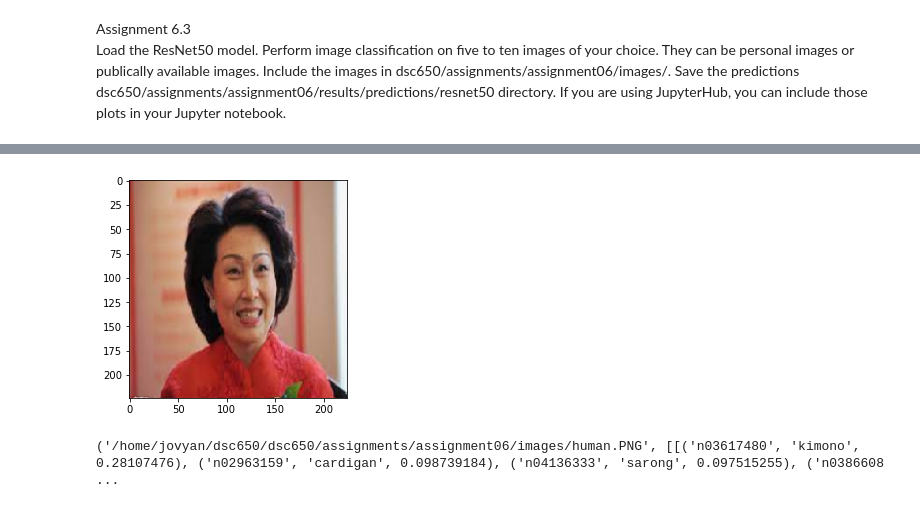
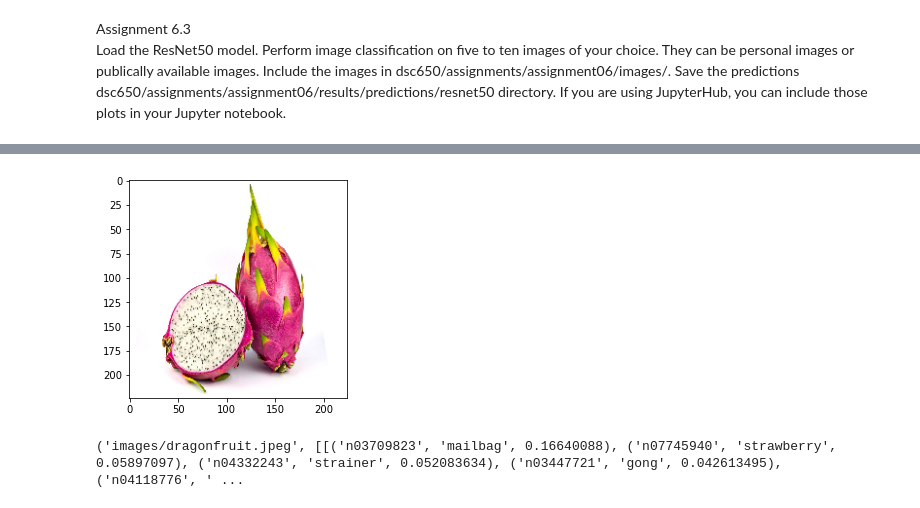
Before and after one commit to Yogi-DS/dsc650, a Jupyter notebook: dsc650/assignments/assignment06/assignment_6_3.ipynb, the cells around one changed output, grey strips where cells are left out. Drawn from its saved outputs; the diff is of its cells as text; code cells hidden in the pictures.

```diff
--- a/dsc650/assignments/assignment06/assignment_6_3.ipynb
+++ b/dsc650/assignments/assignment06/assignment_6_3.ipynb
@@ -50,6 +38,6 @@ run_prediction(filename2)
-# %%
-filename3 = '/home/jovyan/dsc650/dsc650/assignments/assignment06/images/human.PNG'
-run_prediction(filename3)
-# %% [output]
-[figure, removed]
-('/home/jovyan/dsc650/dsc650/assignments/assignment06/images/human.PNG', [[('n03617480', 'kimono', 0.28107476), ('n02963159', 'cardigan', 0.098739184), ('n04136333', 'sarong', 0.097515255), ('n0386608 ...
+# %%
+file1 = "images/dragonfruit.jpeg"
+run_prediction(file1)
+# %% [output]
+[figure, added]
+('images/dragonfruit.jpeg', [[('n03709823', 'mailbag', 0.16640088), ('n07745940', 'strawberry', 0.05897097), ('n04332243', 'strainer', 0.052083634), ('n03447721', 'gong', 0.042613495), ('n04118776', ' ...
```
Also changed, not shown: parts of 6 cells of this notebook, 20 other files.
